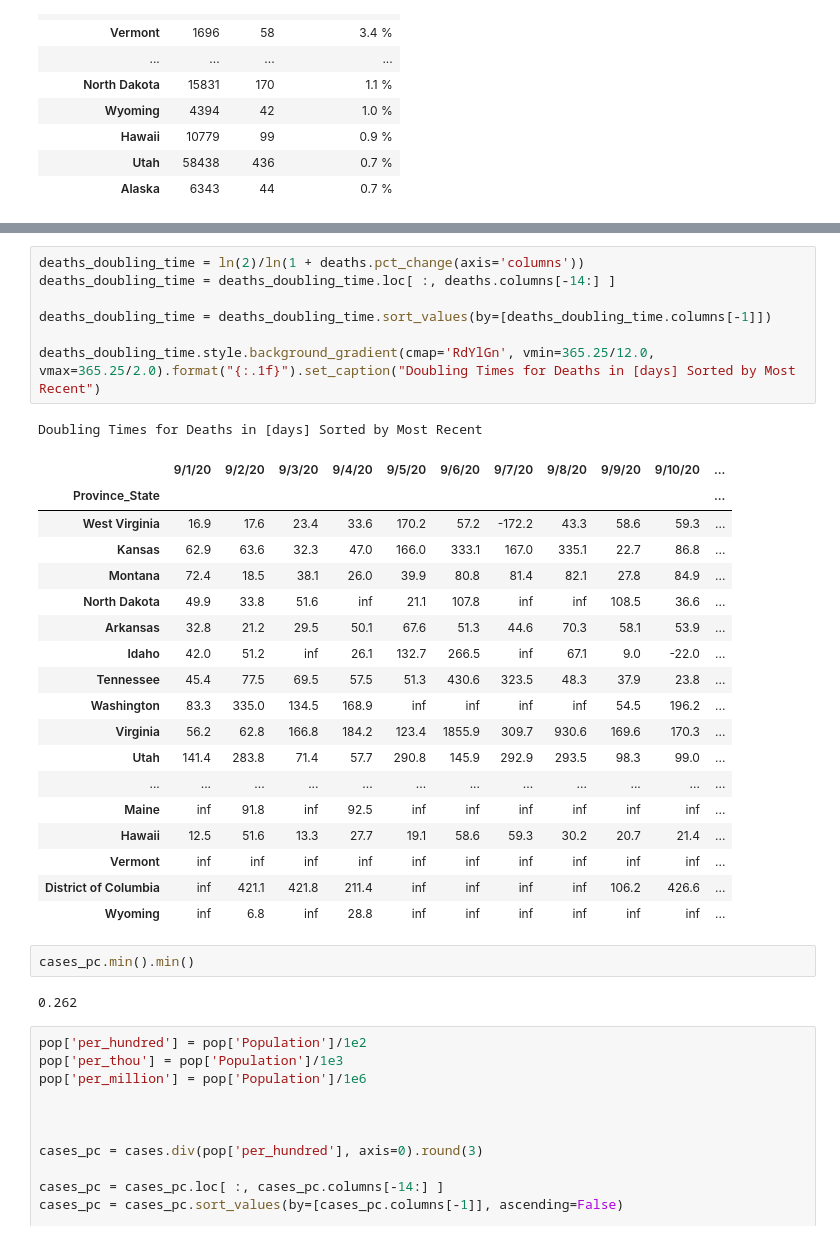
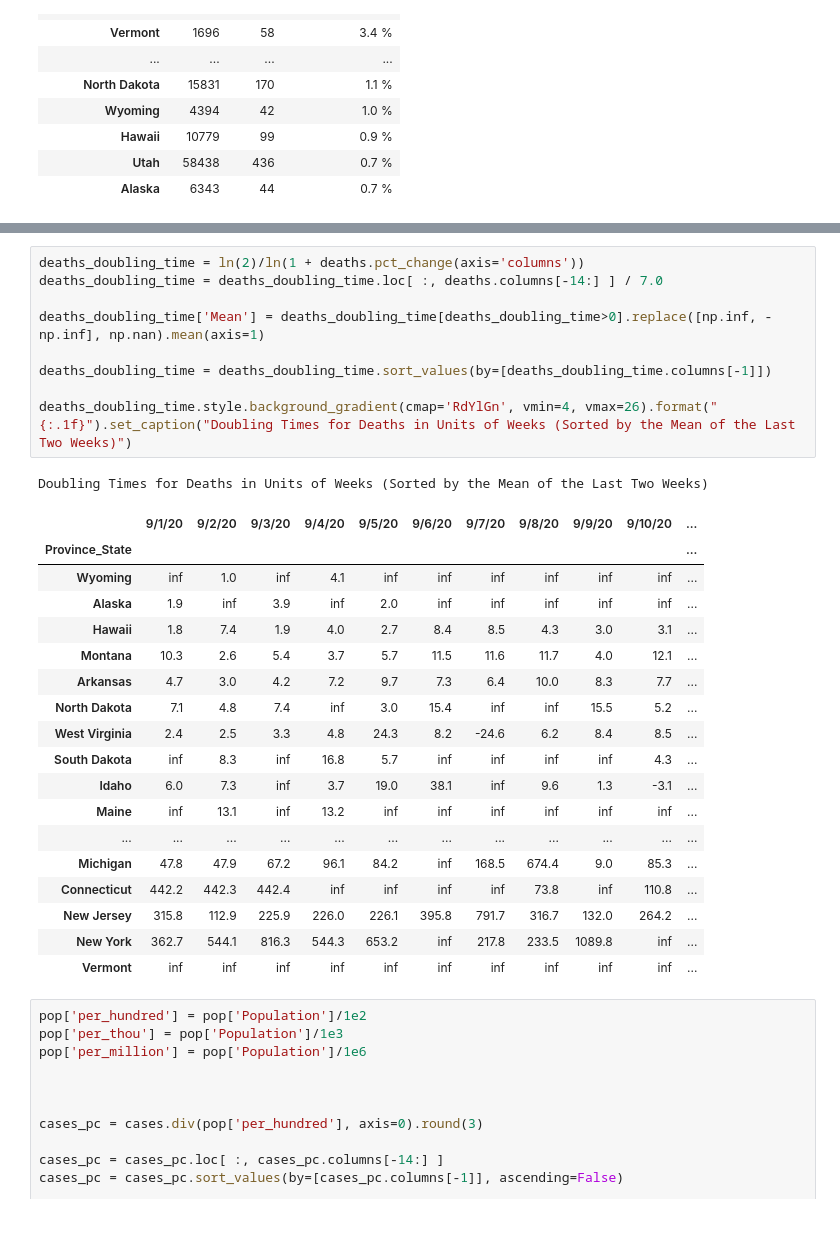
Before and after one commit to caseyjamesdavis/covid19-numbers, a Jupyter notebook: covid 19 numbers US.ipynb, the cells around one changed output, grey strips where cells are left out. Cells and saved outputs as stored; diff of their text form.

Commit message:
many small changes
doubling time matrices are now in units of weeks (was days)
sort doubling time matrices by two week mean
show many months of data on plots
improved tick marks and limits of plots

```diff
--- a/covid 19 numbers US.ipynb
+++ b/covid 19 numbers US.ipynb
@@ -171,34 +179,32 @@ Doubling Times for Cases in [days] Sorted by Most Recent
 # %%
 deaths_doubling_time = ln(2)/ln(1 + deaths.pct_change(axis='columns'))
-deaths_doubling_time = deaths_doubling_time.loc[ :, deaths.columns[-14:] ]
+deaths_doubling_time = deaths_doubling_time.loc[ :, deaths.columns[-14:] ] / 7.0
+
+deaths_doubling_time['Mean'] = deaths_doubling_time[deaths_doubling_time>0].replace([np.inf, -np.inf], np.nan).mean(axis=1)
 
 deaths_doubling_time = deaths_doubling_time.sort_values(by=[deaths_doubling_time.columns[-1]])
 
-deaths_doubling_time.style.background_gradient(cmap='RdYlGn', vmin=365.25/12.0, vmax=365.25/2.0).format("{:.1f}").set_caption("Doubling Times for Deaths in [days] Sorted by Most Recent")
+deaths_doubling_time.style.background_gradient(cmap='RdYlGn', vmin=4, vmax=26).format("{:.1f}").set_caption("Doubling Times for Deaths in Units of Weeks (Sorted by the Mean of the Last Two Weeks)")
 # %% [output]
-Doubling Times for Deaths in [days] Sorted by Most Recent
+Doubling Times for Deaths in Units of Weeks (Sorted by the Mean of the Last Two Weeks)
 |  | 9/1/20 | 9/2/20 | 9/3/20 | 9/4/20 | 9/5/20 | 9/6/20 | 9/7/20 | 9/8/20 | 9/9/20 | 9/10/20 | ... |
 | Province_State |  |  |  |  |  |  |  |  |  |  | ... |
-| West Virginia | 16.9 | 17.6 | 23.4 | 33.6 | 170.2 | 57.2 | -172.2 | 43.3 | 58.6 | 59.3 | ... |
-| Kansas | 62.9 | 63.6 | 32.3 | 47.0 | 166.0 | 333.1 | 167.0 | 335.1 | 22.7 | 86.8 | ... |
-| Montana | 72.4 | 18.5 | 38.1 | 26.0 | 39.9 | 80.8 | 81.4 | 82.1 | 27.8 | 84.9 | ... |
-| North Dakota | 49.9 | 33.8 | 51.6 | inf | 21.1 | 107.8 | inf | inf | 108.5 | 36.6 | ... |
-| Arkansas | 32.8 | 21.2 | 29.5 | 50.1 | 67.6 | 51.3 | 44.6 | 70.3 | 58.1 | 53.9 | ... |
-| Idaho | 42.0 | 51.2 | inf | 26.1 | 132.7 | 266.5 | inf | 67.1 | 9.0 | -22.0 | ... |
-| Tennessee | 45.4 | 77.5 | 69.5 | 57.5 | 51.3 | 430.6 | 323.5 | 48.3 | 37.9 | 23.8 | ... |
-| Washington | 83.3 | 335.0 | 134.5 | 168.9 | inf | inf | inf | inf | 54.5 | 196.2 | ... |
-| Virginia | 56.2 | 62.8 | 166.8 | 184.2 | 123.4 | 1855.9 | 309.7 | 930.6 | 169.6 | 170.3 | ... |
-| Utah | 141.4 | 283.8 | 71.4 | 57.7 | 290.8 | 145.9 | 292.9 | 293.5 | 98.3 | 99.0 | ... |
+| Wyoming | inf | 1.0 | inf | 4.1 | inf | inf | inf | inf | inf | inf | ... |
+| Alaska | 1.9 | inf | 3.9 | inf | 2.0 | inf | inf | inf | inf | inf | ... |
+| Hawaii | 1.8 | 7.4 | 1.9 | 4.0 | 2.7 | 8.4 | 8.5 | 4.3 | 3.0 | 3.1 | ... |
+| Montana | 10.3 | 2.6 | 5.4 | 3.7 | 5.7 | 11.5 | 11.6 | 11.7 | 4.0 | 12.1 | ... |
+| Arkansas | 4.7 | 3.0 | 4.2 | 7.2 | 9.7 | 7.3 | 6.4 | 10.0 | 8.3 | 7.7 | ... |
+| North Dakota | 7.1 | 4.8 | 7.4 | inf | 3.0 | 15.4 | inf | inf | 15.5 | 5.2 | ... |
+| West Virginia | 2.4 | 2.5 | 3.3 | 4.8 | 24.3 | 8.2 | -24.6 | 6.2 | 8.4 | 8.5 | ... |
+| South Dakota | inf | 8.3 | inf | 16.8 | 5.7 | inf | inf | inf | inf | 4.3 | ... |
+| Idaho | 6.0 | 7.3 | inf | 3.7 | 19.0 | 38.1 | inf | 9.6 | 1.3 | -3.1 | ... |
+| Maine | inf | 13.1 | inf | 13.2 | inf | inf | inf | inf | inf | inf | ... |
 | ... | ... | ... | ... | ... | ... | ... | ... | ... | ... | ... | ... |
-| Maine | inf | 91.8 | inf | 92.5 | inf | inf | inf | inf | inf | inf | ... |
-| Hawaii | 12.5 | 51.6 | 13.3 | 27.7 | 19.1 | 58.6 | 59.3 | 30.2 | 20.7 | 21.4 | ... |
+| Michigan | 47.8 | 47.9 | 67.2 | 96.1 | 84.2 | inf | 168.5 | 674.4 | 9.0 | 85.3 | ... |
+| Connecticut | 442.2 | 442.3 | 442.4 | inf | inf | inf | inf | 73.8 | inf | 110.8 | ... |
+| New Jersey | 315.8 | 112.9 | 225.9 | 226.0 | 226.1 | 395.8 | 791.7 | 316.7 | 132.0 | 264.2 | ... |
+| New York | 362.7 | 544.1 | 816.3 | 544.3 | 653.2 | inf | 217.8 | 233.5 | 1089.8 | inf | ... |
 | Vermont | inf | inf | inf | inf | inf | inf | inf | inf | inf | inf | ... |
-| District of Columbia | inf | 421.1 | 421.8 | 211.4 | inf | inf | inf | inf | 106.2 | 426.6 | ... |
-| Wyoming | inf | 6.8 | inf | 28.8 | inf | inf | inf | inf | inf | inf | ... |
-# %%
-cases_pc.min().min()
-# %% [output]
-0.262
 # %%
 pop['per_hundred'] = pop['Population']/1e2
 pop['per_thou'] = pop['Population']/1e3
```
Also changed, not shown: parts of 7 cells of this notebook, 12 other files.
